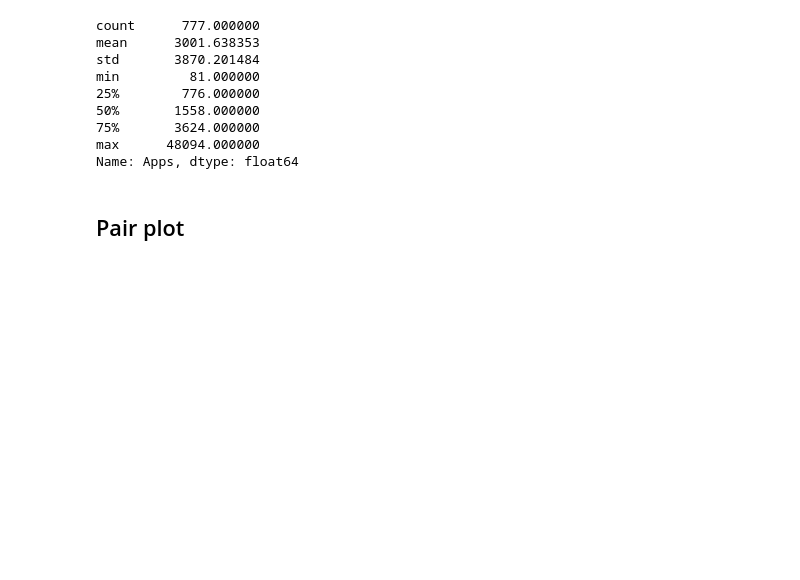
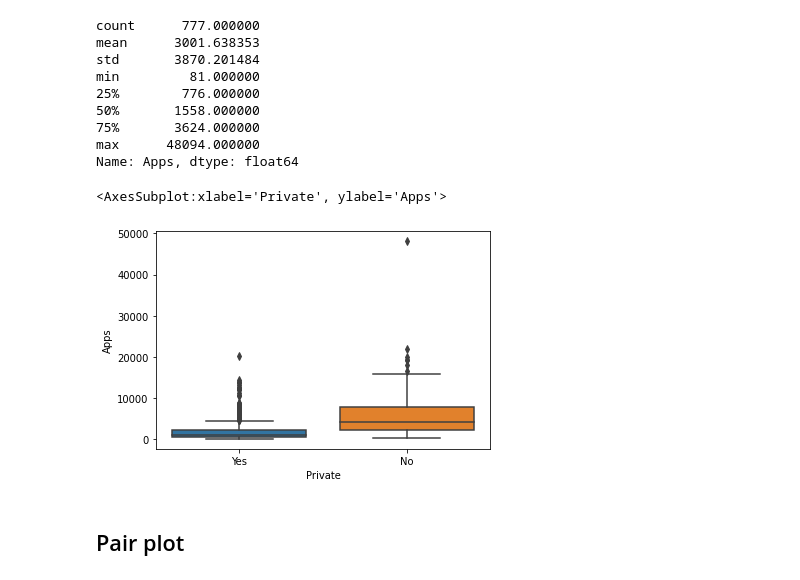
Before and after one commit to thachmpham/ai-notes, a Jupyter notebook: manipulate_data/plot.ipynb, the cells around one changed output. Drawn from its saved outputs; the diff is of its cells as text; code cells hidden in the pictures; blank space fills up the shorter version.

```diff
--- a/examine_data/plot.ipynb
+++ b/manipulate_data/plot.ipynb
@@ -96,6 +97,11 @@ min         81.000000
 75%       3624.000000
 max      48094.000000
 Name: Apps, dtype: float64
+# %%
+sns.boxplot(x='Private', y='Apps', data=college)
+# %% [output]
+<AxesSubplot:xlabel='Private', ylabel='Apps'>
+[figure, added]
 # %% [markdown]
 ## Pair plot
 # %%
```
Also changed, not shown: parts of 1 cell of this notebook, 2 other files.
